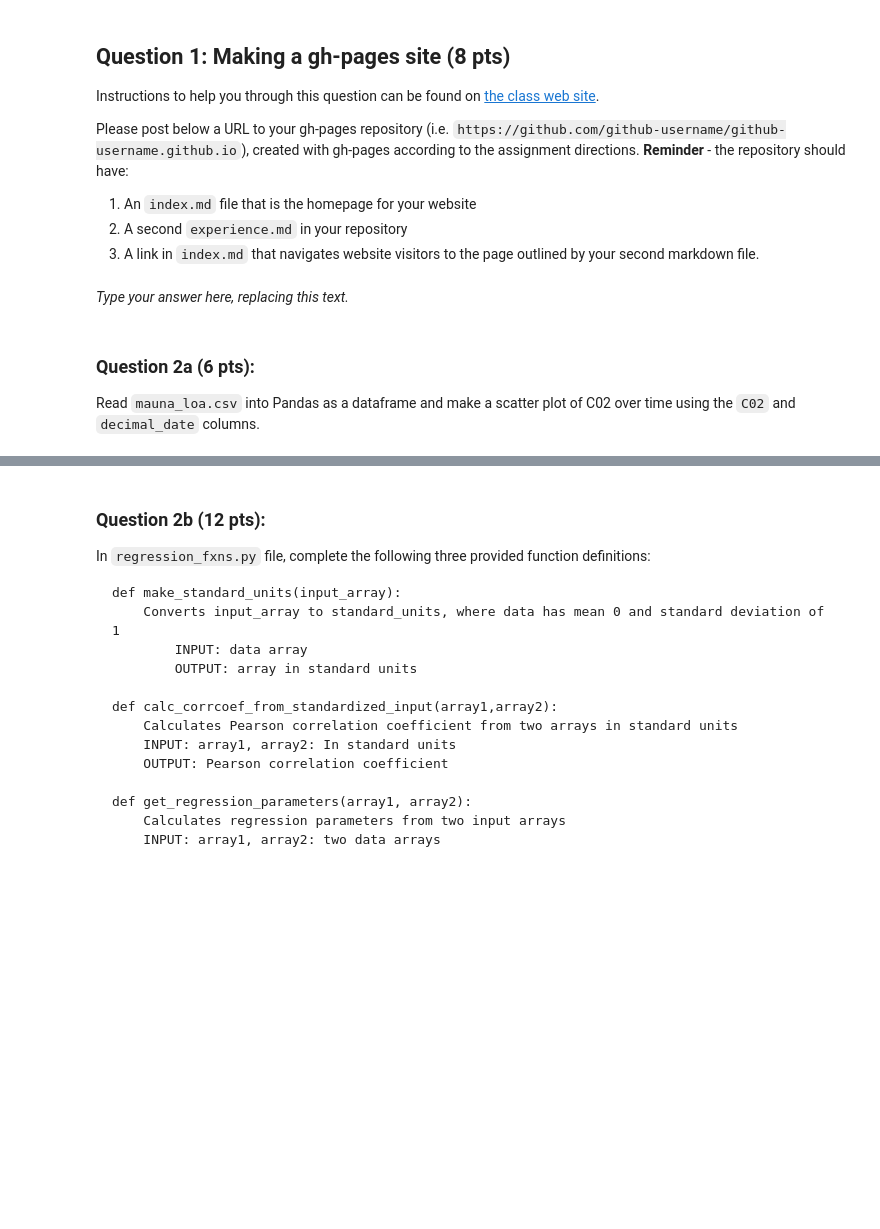
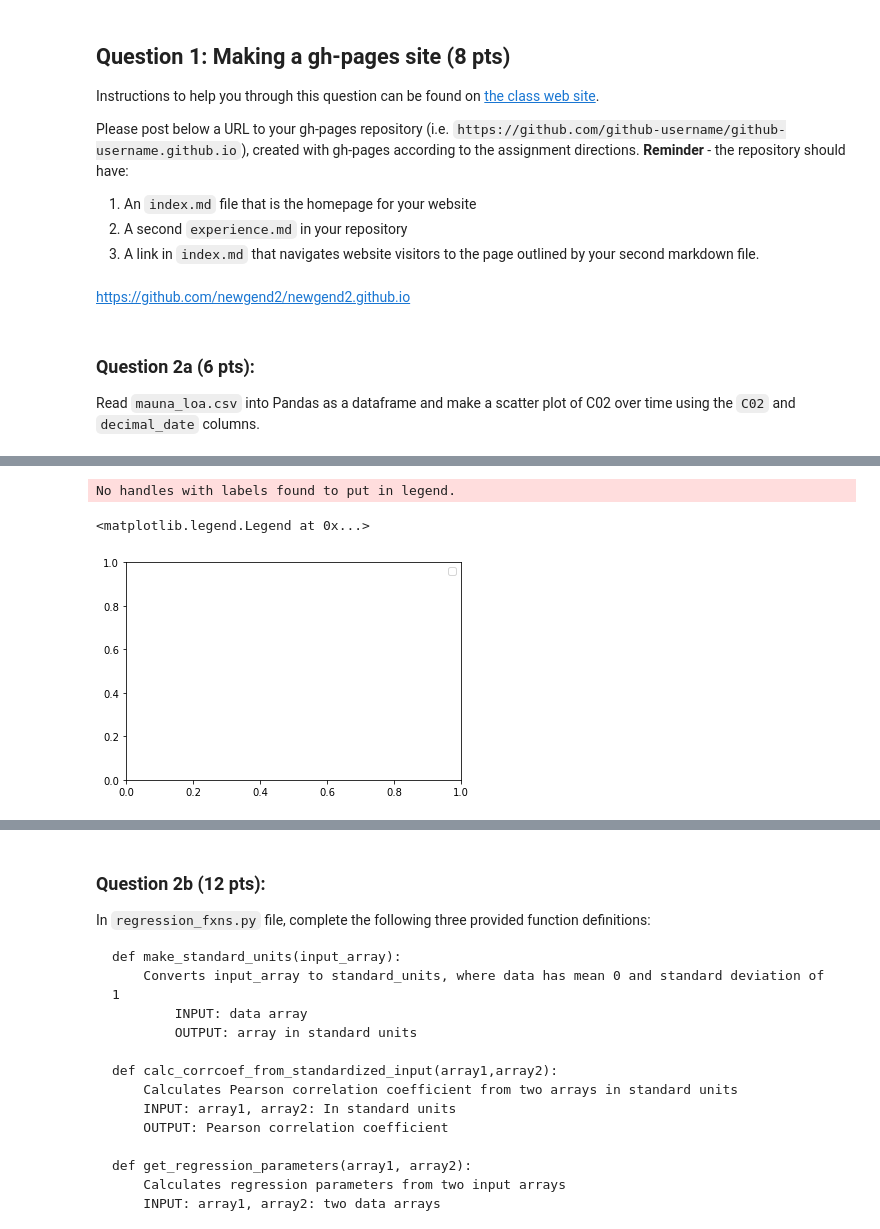
Before and after one commit to newgend2/mauna_loa, a Jupyter notebook: mauna_loa.ipynb, the cells around one changed output, grey strips where cells are left out. Drawn from its saved outputs; the diff is of its cells as text; code cells hidden in the pictures; blank space fills up the shorter version.

```diff
--- a/mauna_loa.ipynb
+++ b/mauna_loa.ipynb
@@ -27,8 +27,8 @@ Please post below a URL to your gh-pages repository (i.e. `https://github.com/gi
 1. An `index.md` file that is the homepage for your website
 2. A second `experience.md` in your repository
 3. A link in `index.md` that navigates website visitors to the page outlined by your second markdown file.
-# %% [markdown]
-_Type your answer here, replacing this text._
+# %% [markdown]
+https://github.com/newgend2/newgend2.github.io
 # %% [markdown]
 <!-- END QUESTION -->
 
@@ -40,0 +39,11 @@ Read `mauna_loa.csv` into Pandas as a dataframe and make a scatter plot of C02 o
+# %%
+fig = plt.figure()
+ax = fig.add_subplot(111)
+ax.set_title('')
+ax.set_xlabel('')
+ax.set_ylabel('')
+ax.legend()
+# %% [output]
+No handles with labels found to put in legend.
+<matplotlib.legend.Legend at 0x...>
+[figure, added]
```
Also changed, not shown: parts of 10 cells of this notebook, 1 other file.
